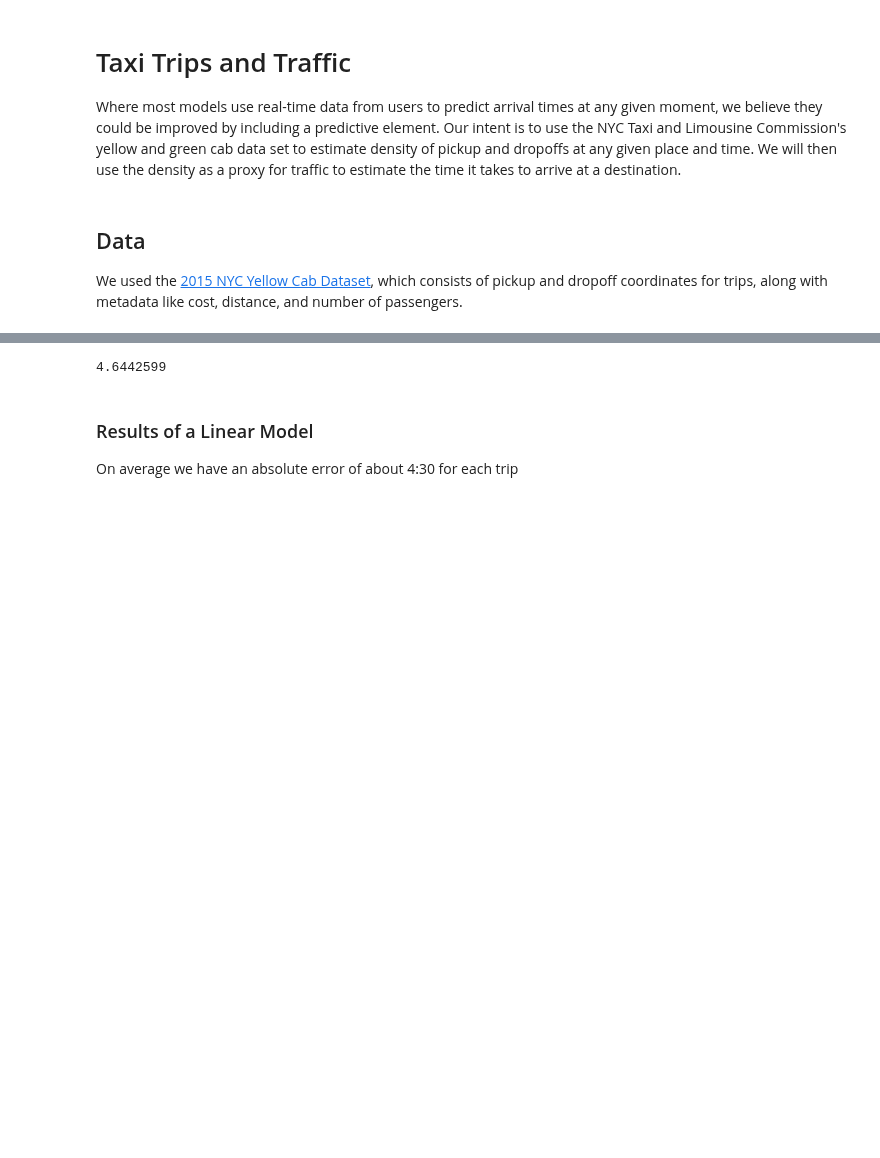
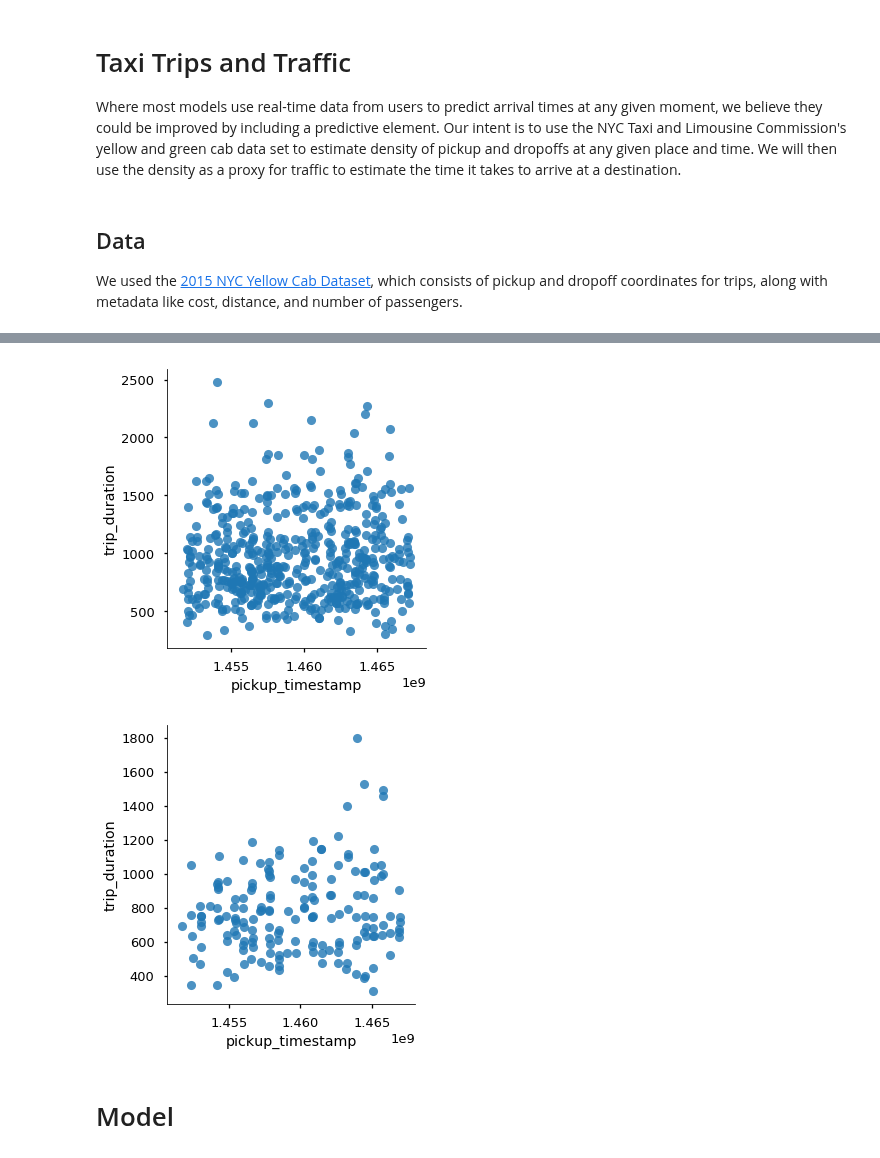
Before and after one commit to colby-j-wise/Probabilistic_Programming, a Jupyter notebook: FinalProject.ipynb, the cells around one changed output, grey strips where cells are left out. Cells and saved outputs as stored; diff of their text form; code cells hidden in the pictures; blank space fills up the shorter version.

```diff
--- a/FinalProject.ipynb
+++ b/FinalProject.ipynb
@@ -193,14 +33,18 @@ Check the MSE
-# %%
-y_post = Normal(loc=ed.dot(X, qw) + qb, scale=1.0)
-# only manhattan distance =>  776342.81
-# + pickup timestamp      => 7317449.0
-# - pickup timestamp
-# + pickup hour           =>  225920.56
-# + passenger count       =>  222533.69
-ed.evaluate("mean_absolute_error", data={X: x_test.as_matrix(),
-                                        y_post: y_test.as_matrix()})
-# %% [output]
-4.6442599
-# %% [markdown]
-### Results of a Linear Model
-On average we have an absolute error of about 4:30 for each trip
+# %%
+manhattan = data.get_borough_data("data/preprocessed.csv", "Manhattan")
+ues_to_msh = data.get_neighborhood_to_neighborhood("Morningside Heights", "Upper East Side-Carnegie Hill", manhattan)
+# %%
+clean_ues_to_msh = data.clean_data(ues_to_msh)
+clean_with_cols_ues_to_msh = data.add_handy_columns(clean_ues_to_msh)
+# %%
+weekdays = clean_with_cols_ues_to_msh.where(clean_with_cols_ues_to_msh["pickup_day_of_week"] <= 4).dropna().reset_index(drop=True)
+weekends = clean_with_cols_ues_to_msh.where(clean_with_cols_ues_to_msh["pickup_day_of_week"] > 4).dropna().reset_index(drop=True)
+# %%
+sns.lmplot(x="pickup_timestamp", y="trip_duration", data=weekdays, fit_reg=False)
+sns.lmplot(x="pickup_timestamp", y="trip_duration", data=weekends, fit_reg=False)
+plt.show()
+# %% [output]
+[figure, added]
+[figure, added]
+# %% [markdown]
+# Model
```
Also changed, not shown: parts of 32 cells of this notebook, 2 other files.
